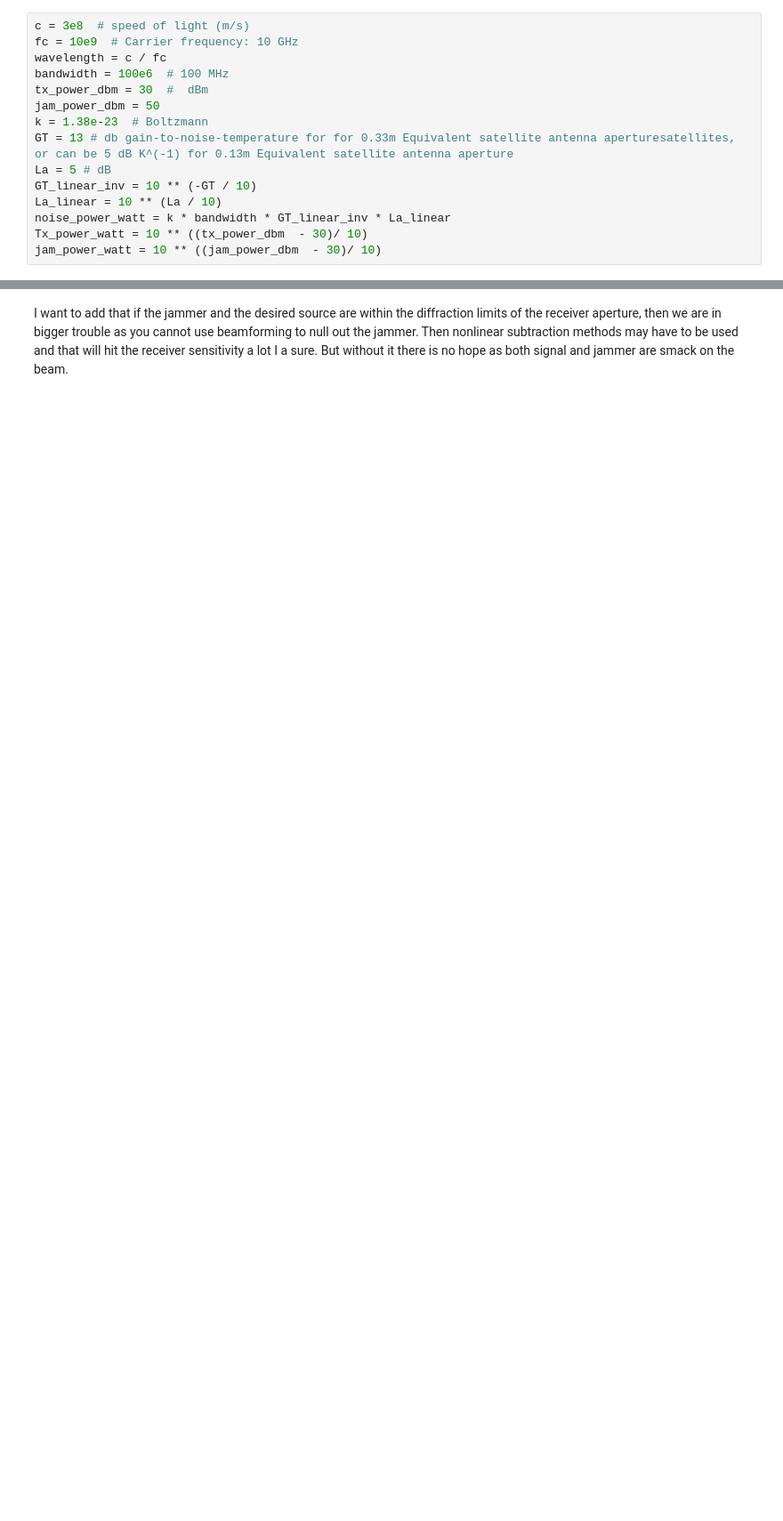
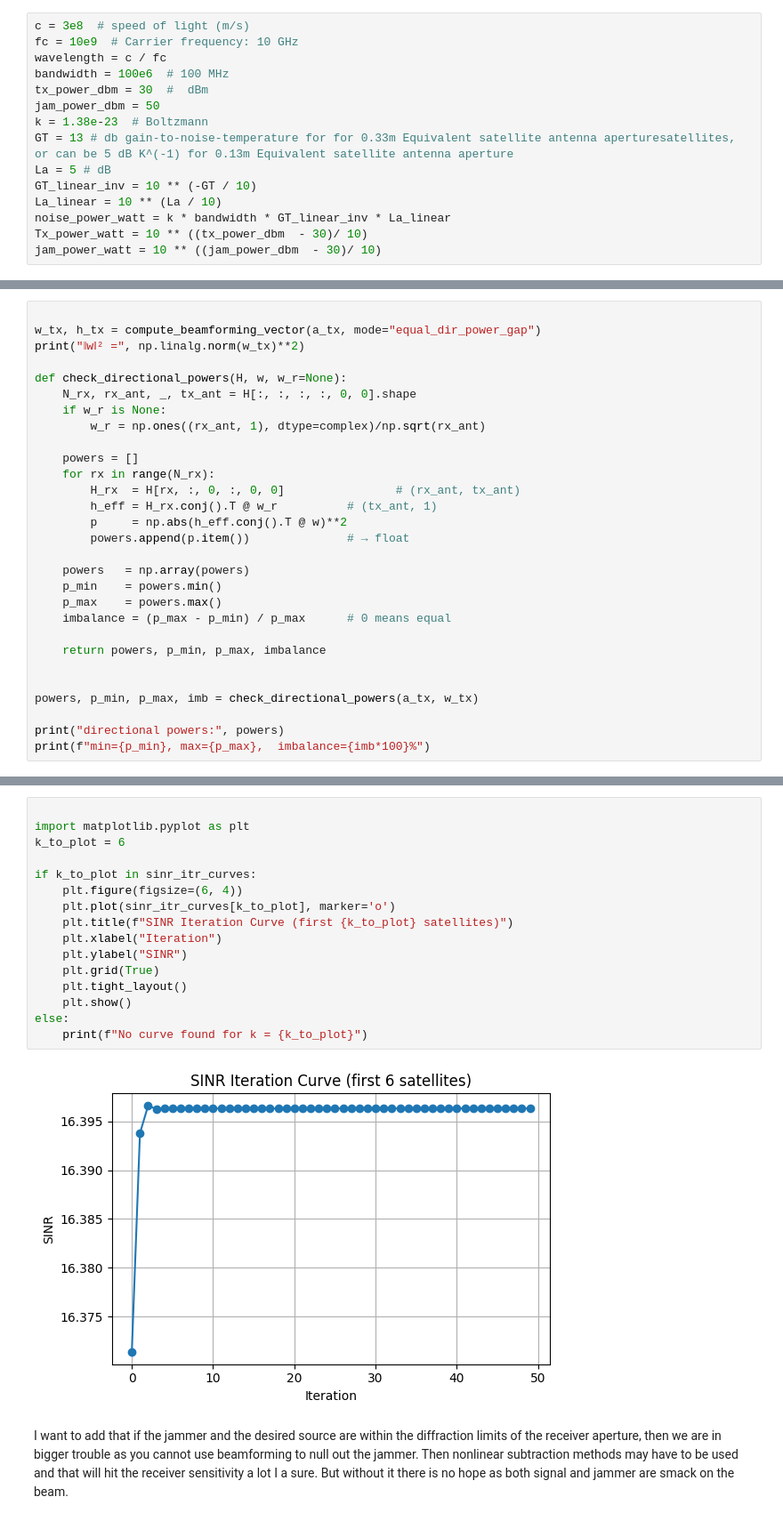
Before and after one commit to SJ00425/NTN-Anti-Jamming, a Jupyter notebook: test_copy.ipynb, the cells around one changed output, grey strips where cells are left out. Shown at 89% size. Drawn from its saved outputs; the diff is of its cells as text; blank space fills up the shorter version.

```diff
--- a/test_copy.ipynb
+++ b/test_copy.ipynb
@@ -360,0 +463,29 @@ combined SINR3 = 5.67 dB
+# %%
+
+w_tx, h_tx = compute_beamforming_vector(a_tx, mode="equal_dir_power_gap")
+print("‖w‖² =", np.linalg.norm(w_tx)**2)
+
+def check_directional_powers(H, w, w_r=None):
+    N_rx, rx_ant, _, tx_ant = H[:, :, :, :, 0, 0].shape
+    if w_r is None:
+        w_r = np.ones((rx_ant, 1), dtype=complex)/np.sqrt(rx_ant)
+
+    powers = []
+    for rx in range(N_rx):
+        H_rx  = H[rx, :, 0, :, 0, 0]                # (rx_ant, tx_ant)
+        h_eff = H_rx.conj().T @ w_r          # (tx_ant, 1)
+        p     = np.abs(h_eff.conj().T @ w)**2
+        powers.append(p.item())              # → float
+
+    powers   = np.array(powers)
+    p_min    = powers.min()
+    p_max    = powers.max()
+    imbalance = (p_max - p_min) / p_max      # 0 means equal
+
+    return powers, p_min, p_max, imbalance
+
+
+powers, p_min, p_max, imb = check_directional_powers(a_tx, w_tx)
+
+print("directional powers:", powers)
+print(f"min={p_min}, max={p_max},  imbalance={imb*100}%")
@@ -361,2 +653,20 @@ combined SINR3 = 5.67 dB
+# %%
+
+import matplotlib.pyplot as plt
+k_to_plot = 6
+
+if k_to_plot in sinr_itr_curves:
+    plt.figure(figsize=(6, 4))
+    plt.plot(sinr_itr_curves[k_to_plot], marker='o')
+    plt.title(f"SINR Iteration Curve (first {k_to_plot} satellites)")
+    plt.xlabel("Iteration")
+    plt.ylabel("SINR")
+    plt.grid(True)
+    plt.tight_layout()
+    plt.show()
+else:
+    print(f"No curve found for k = {k_to_plot}")
+# %% [output]
+[figure, added]
 # %% [markdown]
 I want to add that if the jammer and the desired source are within the diffraction limits of the receiver aperture, then we are in bigger trouble as you cannot use beamforming to null out the jammer. Then nonlinear subtraction methods may have to be used and that will hit the receiver sensitivity a lot I a sure. But without it there is no hope as both signal and jammer are smack on the beam.
```
Also changed, not shown: parts of 21 cells of this notebook, 2 other files.
